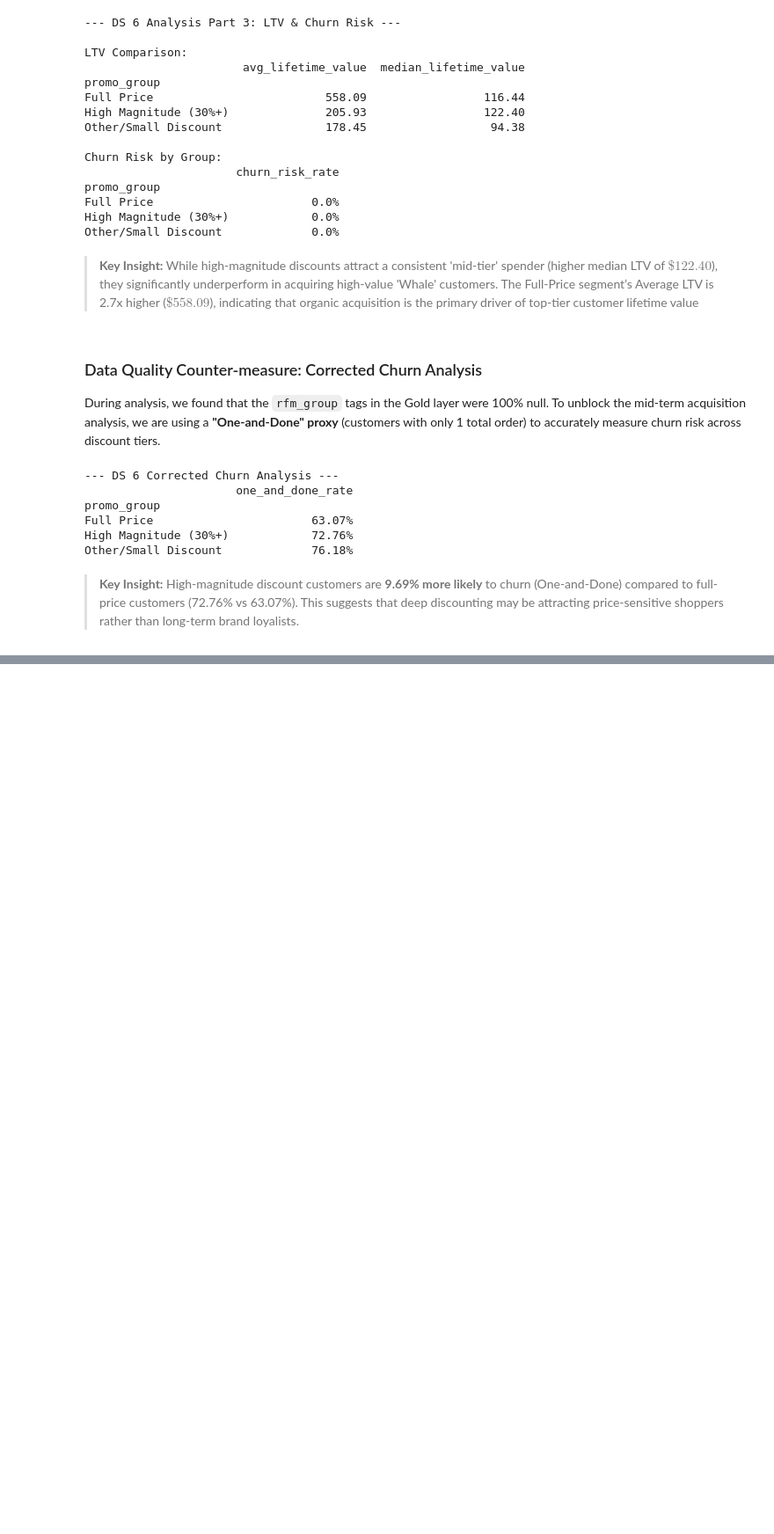
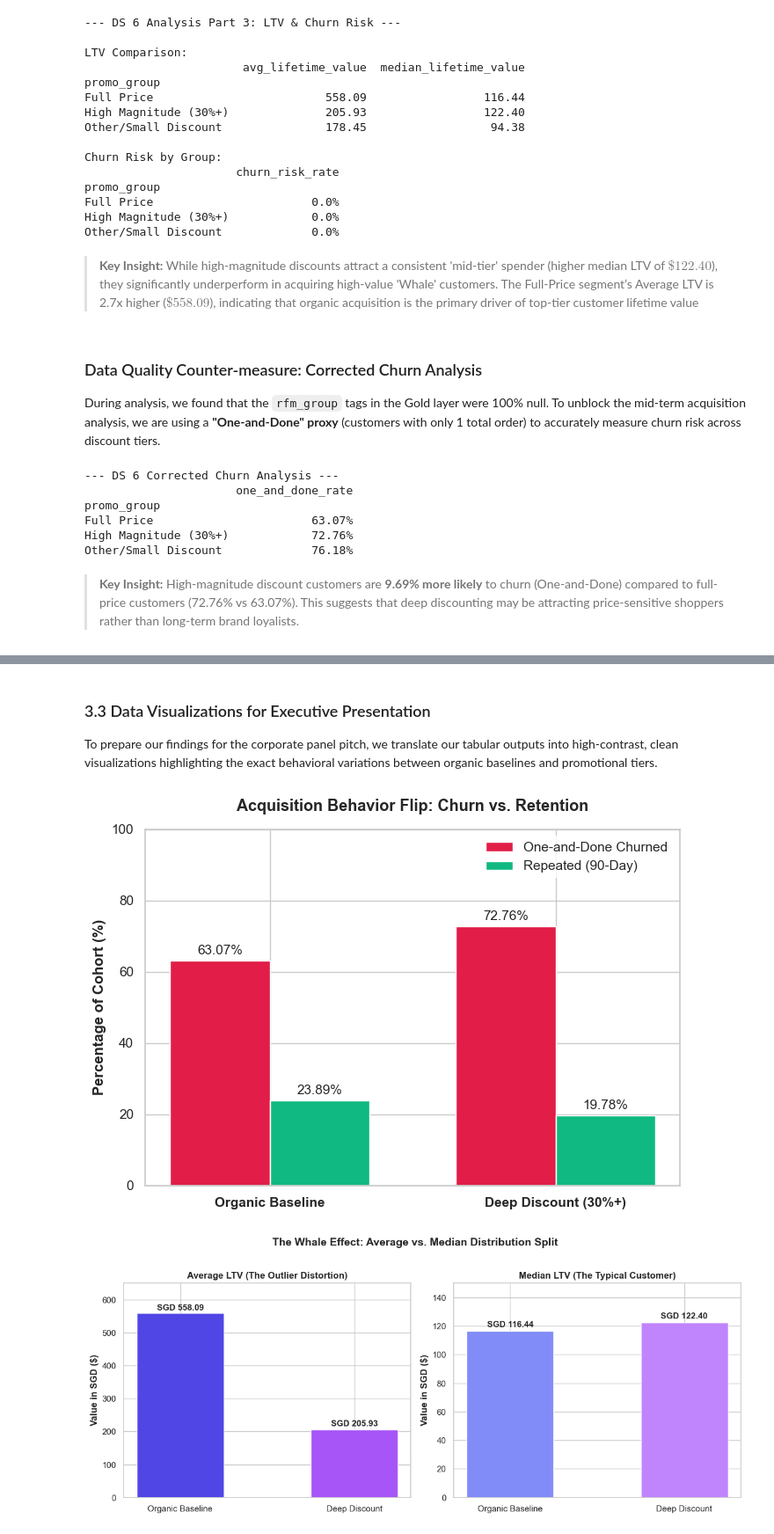
Before and after one commit to alvdoan/Applied-Data-Group-Project, a Jupyter notebook: 04_analysis_ds6_acquisition_dynamics.ipynb, the cells around one changed output, grey strips where cells are left out. Shown at 88% size. Saved outputs shown, nothing was run; the diff lists cells and outputs as text; code cells hidden in the pictures; blank space fills up the shorter version.

```diff
--- a/04_analysis_ds6_acquisition_dynamics.ipynb
+++ b/04_analysis_ds6_acquisition_dynamics.ipynb
@@ -189,0 +238,65 @@ Other/Small Discount             76.18%
+# %% [markdown]
+### 3.3 Data Visualizations for Executive Presentation
+
+To prepare our findings for the corporate panel pitch, we translate our tabular outputs into high-contrast, clean visualizations highlighting the exact behavioral variations between organic baselines and promotional tiers.
+# %%
+import matplotlib.pyplot as plt
+import seaborn as sns
+
+sns.set_theme(style="whitegrid")
+plt.rcParams.update({'font.family': 'sans-serif', 'font.size': 11})
+
+# --- CHART 1: THE ONE-AND-DONE BEHAVIOR FLIP ---
+fig, ax = plt.subplots(figsize=(7, 5))
+
+segments = ['Organic Baseline', 'Deep Discount (30%+)']
+churn_rates = [63.07, 72.76]
+repeat_rates = [23.89, 19.78]
+
+x = np.arange(len(segments))
+width = 0.35
+
+# plot churn vs repeat side-by-side
+rects1 = ax.bar(x - width/2, churn_rates, width, label='One-and-Done Churned', color='#e11d48') # Rose/Red
+rects2 = ax.bar(x + width/2, repeat_rates, width, label='Repeated (90-Day)', color='#10b981') # Emerald Green
+
+ax.set_ylabel('Percentage of Cohort (%)', fontweight='bold')
+ax.set_title('Acquisition Behavior Flip: Churn vs. Retention', fontweight='bold', fontsize=13, pad=15)
+ax.set_xticks(x)
+ax.set_xticklabels(segments, fontproperties={'weight': 'bold'})
+ax.legend(frameon=True, facecolor='white', edgecolor='none')
+ax.set_ylim(0, 100)
+
+# add value data labels on top of the bars
+ax.bar_label(rects1, padding=3, fmt='%.2f%%')
+ax.bar_label(rects2, padding=3, fmt='%.2f%%')
+
+plt.tight_layout()
+plt.show()
+
+
+# --- CHART 2: AVERAGE VS MEDIAN LTV (THE WHALE EFFECT) ---
+fig, (ax1, ax2) = plt.subplots(1, 2, figsize=(12, 5))
+
+# plot A: average distortion
+ax1.bar(['Organic Baseline', 'Deep Discount'], [558.09, 205.93], color=['#4f46e5', '#a855f7'], width=0.5)
+ax1.set_title('Average LTV (The Outlier Distortion)', fontweight='bold', fontsize=12)
+ax1.set_ylabel('Value in SGD ($)', fontweight='bold')
+for i, v in enumerate([558.09, 205.93]):
+    ax1.text(i, v + 10, f"SGD {v:.2f}", ha='center', fontweight='bold')
+ax1.set_ylim(0, 650)
+
+# plot B: median reality
+ax2.bar(['Organic Baseline', 'Deep Discount'], [116.44, 122.40], color=['#818cf8', '#c084fc'], width=0.5)
+ax2.set_title('Median LTV (The Typical Customer)', fontweight='bold', fontsize=12)
+ax2.set_ylabel('Value in SGD ($)', fontweight='bold')
+for i, v in enumerate([116.44, 122.40]):
+    ax2.text(i, v + 3, f"SGD {v:.2f}", ha='center', fontweight='bold')
+ax2.set_ylim(0, 150)
+
+plt.suptitle('The Whale Effect: Average vs. Median Distribution Split', fontweight='bold', fontsize=14, y=1.02)
+plt.tight_layout()
+plt.show()
+# %% [output]
+[figure, added]
+[figure, added]
```
Also changed, not shown: parts of 3 cells of this notebook.
